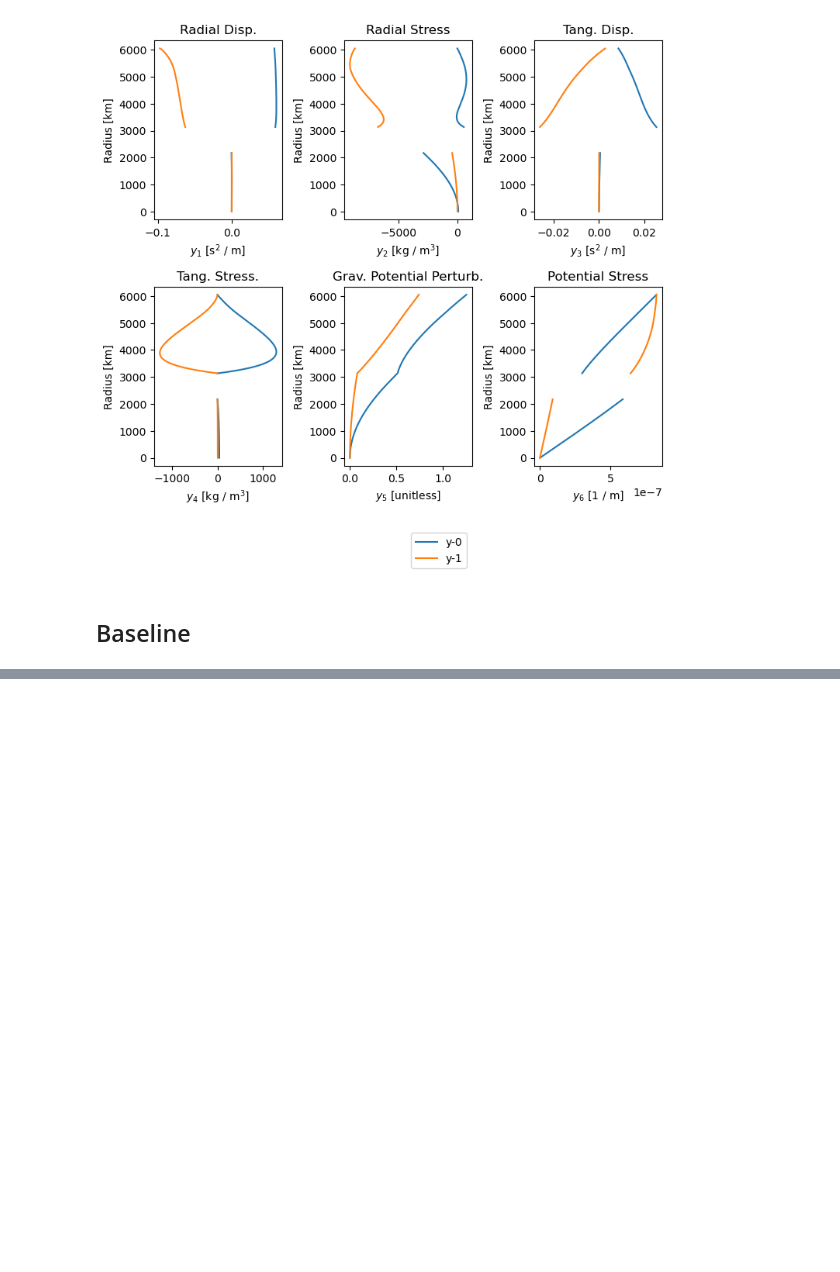
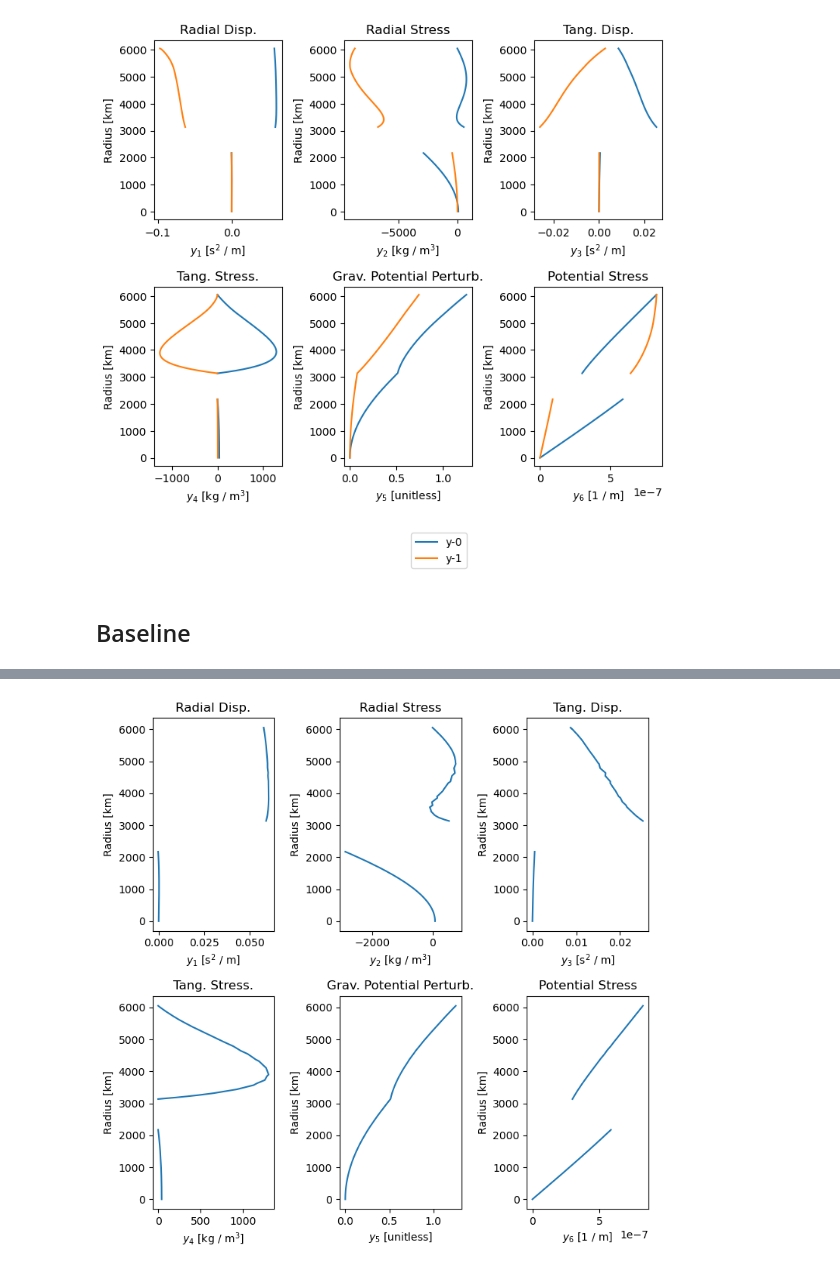
Before and after one commit to jrenaud90/TidalPy, a Jupyter notebook: Benchmarks & Performance/Performance/tides/multilayer_tides_performance.ipynb, the cells around one changed output, grey strips where cells are left out. Cells and saved outputs as stored; diff of their text form; code cells hidden in the pictures; blank space fills up the shorter version.

Commit message:
Changes to github workflows and radial solvers

```diff
--- a/Benchmarks & Performance/Performance/tides/multilayer_tides_performance.ipynb
+++ b/Benchmarks & Performance/Performance/tides/multilayer_tides_performance.ipynb
@@ -238,0 +243,11 @@ _ = yplot(tidal_y, radius_array)
+# %%
+# TidalPy Pure Numba
+# 10.1 ms
+
+tidal_y = tidal_y_solver_numba(*function_inputs, **function_kwargs_pure_nb)
+
+_ = yplot(tidal_y, radius_array)
+
+%timeit tidal_y_solver_numba(*function_inputs, **function_kwargs_pure_nb)
+# %% [output]
+[figure, added]
```
Also changed, not shown: parts of 9 cells of this notebook, 43 other files.
